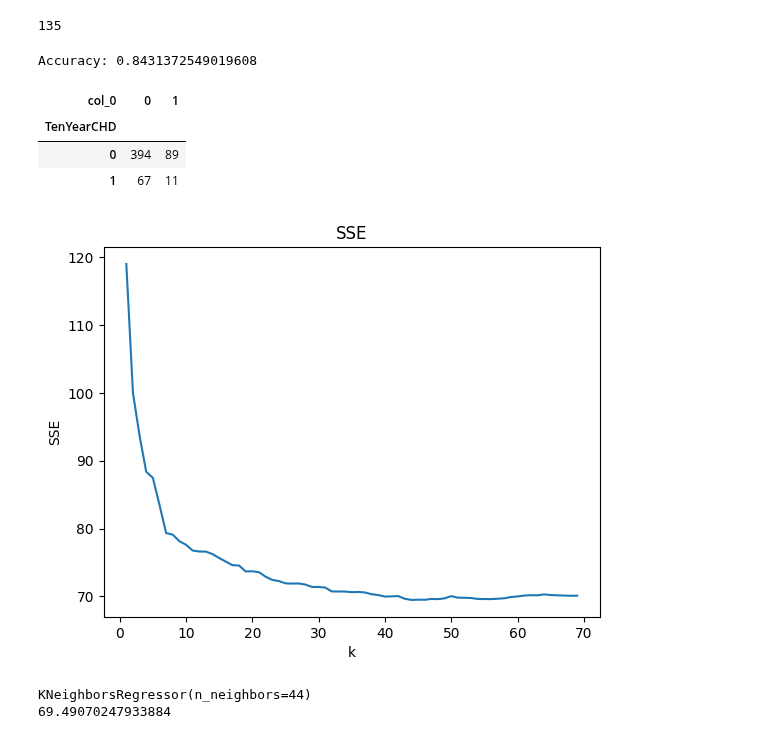
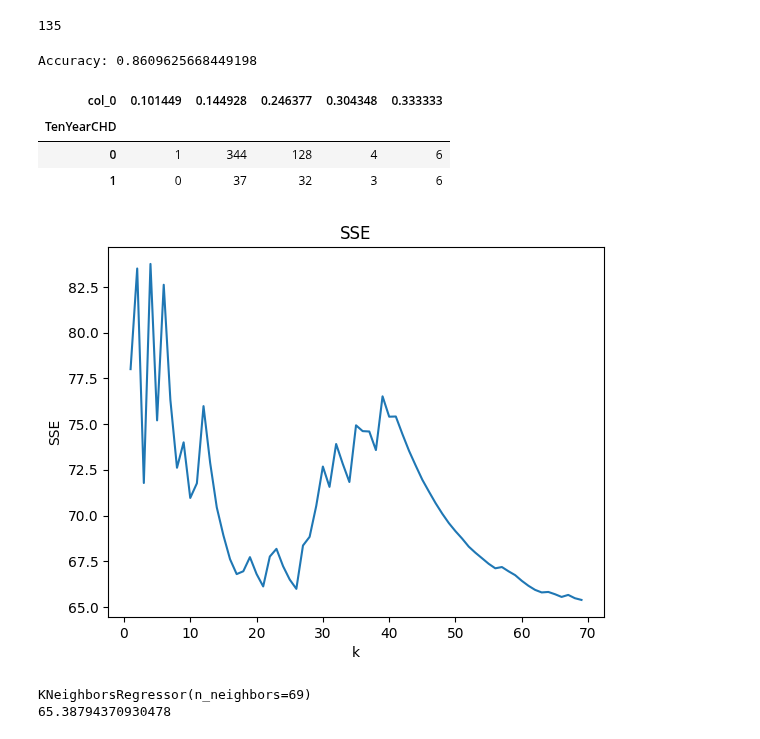
Before and after one commit to rtomek9/DS3001Group23CHDProject, a Jupyter notebook: CHD_project_with_SSE.ipynb, the cells around one changed output. Cells and saved outputs as stored; diff of their text form; code cells hidden in the pictures.

```diff
--- a/CHD_project_with_SSE.ipynb
+++ b/CHD_project_with_SSE.ipynb
@@ -570,7 +546,7 @@ import matplotlib.pyplot as plt
 from sklearn.metrics import accuracy_score
 
 X = df.drop('TenYearCHD', axis=1)
-y = df['TenYearCHD']
+X = df[['diabetes', 'prevalentHyp', 'prevalentStroke']]
 X_train, X_test, y_train, y_test = train_test_split(X, y, test_size=0.2, random_state=100)
 
 knn = KNeighborsClassifier(n_neighbors=5)
@@ -581,11 +557,11 @@ accuracy = accuracy_score(y_test, predictions)
 print(f'Accuracy: {accuracy}')
 pd.crosstab(y_test,y_hat)
 # %% [output]
-Accuracy: 0.8431372549019608
+Accuracy: 0.8609625668449198
-| col_0 | 0 | 1 |
-| TenYearCHD |  |  |
-| 0 | 394 | 89 |
-| 1 | 67 | 11 |
+| col_0 | 0.101449 | 0.144928 | 0.246377 | 0.304348 | 0.333333 |
+| TenYearCHD |  |  |  |  |  |
+| 0 | 1 | 344 | 128 | 4 | 6 |
+| 1 | 0 | 37 | 32 | 3 | 6 |
 # %%
 ## SSE for knn
 ## kNN sample code:
@@ -599,7 +575,7 @@ def maxmin(z):
 
 df = df.dropna()
 
-X = df.drop('TenYearCHD', axis=1)
+X = df[['diabetes', 'prevalentHyp', 'prevalentStroke']]
 y = df['TenYearCHD']
 X_train, X_test, y_train, y_test = train_test_split(X, y, test_size=0.2, random_state=100)
 
@@ -610,33 +586,33 @@ X_test_knn = X_test.apply(maxmin)
 
 # Determine optimal k:
 k_bar = 70
 k_grid = np.arange(1,k_bar) # The range of k's to consider
 SSE = np.zeros(k_bar-1) # For comparison purposes, store the training error
 for k in range(k_bar-1):
     model = KNeighborsRegressor(n_neighbors=k+1) # Create a sk model for k
     fitted_model = model.fit(X_train_knn,y_train) # Train the model on our data
     y_hat = fitted_model.predict(X_test_knn) # Predict values for test set
     SSE[k] = np.sum( (y_test-y_hat)**2 ) # Save the computed SSE
 SSE_min = np.min(SSE) # Lowest recorded SSE
 min_index = np.where(SSE==SSE_min) # Find the indices of y that equal the minimum
 k_star = k_grid[min_index][0] # Find the optimal value of k
 
 ## SSE plot:
 plt.plot(k_grid,SSE)
 plt.xlabel("k")
 plt.ylabel("SSE")
 plt.title('SSE')
 plt.show()
 
 ## Fit optimal model:
 model = KNeighborsRegressor(n_neighbors=max(3,k_star))
 knn_star = model.fit(X_train_knn,y_train)
 print(knn_star)
 y_hat_knn = knn_star.predict(X_test_knn)
 residuals_knn = y_test - y_hat_knn
 
 print(SSE_min)
 # %% [output]
-[figure, old version]
+[figure, new version]
-KNeighborsRegressor(n_neighbors=44)
-69.49070247933884
+KNeighborsRegressor(n_neighbors=69)
+65.38794370930478
```
Also changed, not shown: parts of 5 cells of this notebook.
